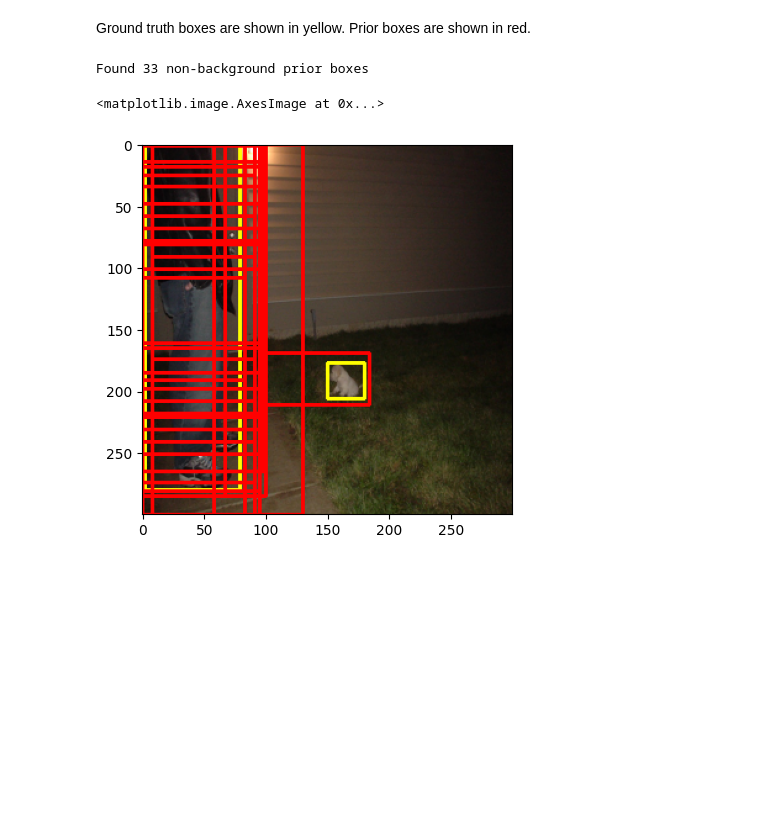
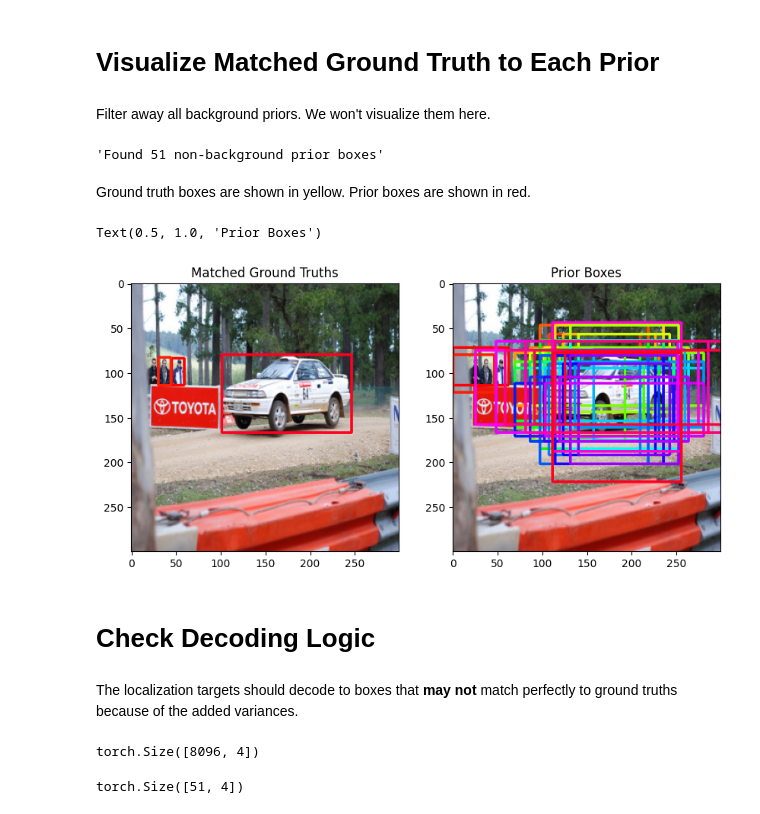
Before and after one commit to calvinfeng/deep-learning-playground, a Jupyter notebook: notebooks/test_target_encoder.ipynb, the cells around one changed output. Cells and saved outputs as stored; diff of their text form; code cells hidden in the pictures; blank space fills up the shorter version.

```diff
--- a/notebooks/test_target_encoder.ipynb
+++ b/notebooks/test_target_encoder.ipynb
@@ -17,4 +34,3 @@ from ssd.box_utils import point_form
 # %%
 dataset = VOCDataset(root=voc_root)
-generator = AnchorGenerator()
-encoder = TargetEncoder()
+encoder = TargetEncoder(prior_boxes, num_classes=20, iou_threshold=0.50)
@@ -46,27 +68,70 @@ gt_labels has shape torch.Size([2])
+# %% [markdown]
+# Visualize Matched Ground Truth to Each Prior
+# %%
+import colorsys
+import numpy as np
+
+def generate_colors(N):
+    HSV_tuples = [(x*1.0/N, 1, 1) for x in range(N)]
+    RGB_tuples = map(lambda x: tuple(int(val*255) for val in colorsys.hsv_to_rgb(*x)), HSV_tuples)
+    return list(RGB_tuples)
+# %% [markdown]
+Filter away all background priors. We won't visualize them here.
+# %%
+background_filter = cls_targets.argmax(1) != 0
+filtered_matched_gts = matched_gts[background_filter]
+filtered_loc_targets = loc_targets[background_filter]
+filtered_cls_targets = cls_targets[background_filter]
+filtered_prior_boxes = prior_boxes[background_filter]
+f"Found {filtered_prior_boxes.size(0)} non-background prior boxes"
+# %% [output]
+'Found 51 non-background prior boxes'
 # %% [markdown]
 Ground truth boxes are shown in yellow. Prior boxes are shown in red.
 # %%
-img = img_tensor.numpy() * 255
-img = img.astype(np.uint8)
-height, width, _ = img.shape
+fig, axs = plt.subplots(1, 2, figsize=(10, 5))
 
-# Priors are matched to a ground truth box.
-for matched_gt_box in matched_priors[matched_labels != 0]:
+left_img = img_tensor.numpy() * 255
+left_img = left_img.astype(np.uint8)
+height, width, _ = left_img.shape
+
+colors = generate_colors(filtered_prior_boxes.size(0))
+
+# Every prior has a matching ground truth box
+for i, matched_gt_box in enumerate(filtered_matched_gts):
     xmin, ymin, xmax, ymax = matched_gt_box
     umin, vmin = int(xmin * width), int(ymin * height)
     umax, vmax = int(xmax * width), int(ymax * height)
-    cv2.rectangle(img, (umin, vmin), (umax, vmax), color=(255, 255, 0), thickness=2)
+    cv2.rectangle(left_img, (umin, vmin), (umax, vmax), color=colors[i], thickness=2)
+axs[0].imshow(left_img)
+axs[0].set_title("Matched Ground Truths")
+
+right_img = img_tensor.numpy() * 255
+right_img = right_img.astype(np.uint8)
+height, width, _ = right_img.shape
 
 # Compare it to the original prior box.
-print("Found", priors[matched_labels != 0].size(0), "non-background prior boxes")
-for prior_box in priors[matched_labels != 0]:
+for i, prior_box in enumerate(filtered_prior_boxes):
     xmin, ymin, xmax, ymax = prior_box
     umin, vmin = int(xmin * width), int(ymin * height)
     umax, vmax = int(xmax * width), int(ymax * height)
-    cv2.rectangle(img, (umin, vmin), (umax, vmax), color=(255, 0, 0), thickness=2)
-
-plt.imshow(img)
+    cv2.rectangle(right_img, (umin, vmin), (umax, vmax), color=colors[i], thickness=2)
+axs[1].imshow(right_img)
+axs[1].set_title("Prior Boxes")
 # %% [output]
-Found 33 non-background prior boxes
+Text(0.5, 1.0, 'Prior Boxes')
-<matplotlib.image.AxesImage at 0x...>
-[figure, old version]
+[figure, new version]
+# %% [markdown]
+# Check Decoding Logic
+# %% [markdown]
+The localization targets should decode to boxes that **may not** match perfectly to ground truths because of the added variances.
+# %%
+loc_targets.shape
+# %% [output]
+torch.Size([8096, 4])
+# %%
+decoded_boxes = encoder.decode(loc_targets)
+filtered_decoded_boxes = decoded_boxes[background_filter]
+filtered_decoded_boxes.shape
+# %% [output]
+torch.Size([51, 4])
```
Also changed, not shown: parts of 7 cells of this notebook, 5 other files.
